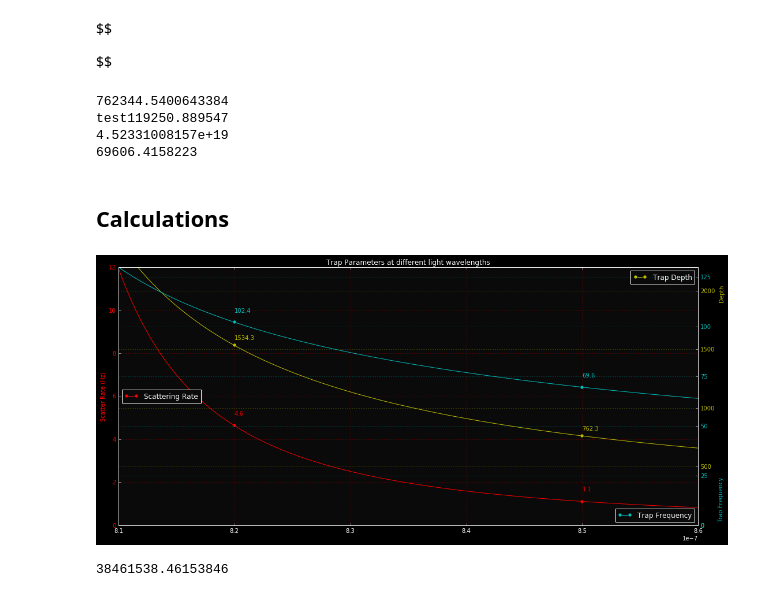
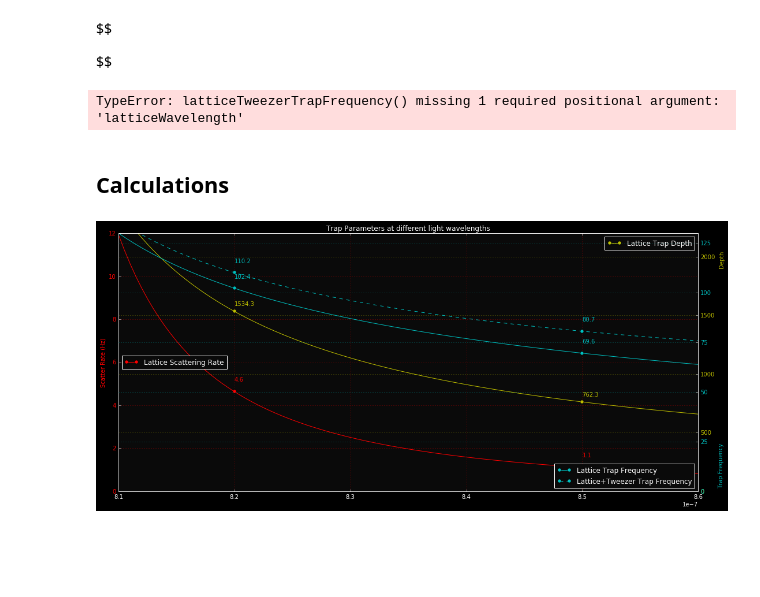
Before and after one commit to aquirdTurtle/Marks-old-analysis-folder, a Jupyter notebook: Light Shift Calculations.ipynb, the cells around one changed output. Saved outputs shown, nothing was run; the diff lists cells and outputs as text; code cells hidden in the pictures; blank space fills up the shorter version.

```diff
--- a/Light Shift Calculations.ipynb
+++ b/Light Shift Calculations.ipynb
@@ -101,9 +102,8 @@ def trapDepth(power, waist, lightWavelength):
     d2LineWidth = 38.11*10**6
     detuningFromD1 = d1TransitionFrequency - c / lightWavelength
     detuningFromD2 = d2TransitionFrequency - c / lightWavelength
-    depth = (((4 * c**2 * power) / (waist**2 * (2*np.pi)**4))
-                * (d1LineWidth/(d1TransitionFrequency**3 * detuningFromD1)
-                   + 2 * d2LineWidth / (d2TransitionFrequency**3 * detuningFromD2)))
+    chi = (d1LineWidth/(d1TransitionFrequency**3 * detuningFromD1) + 2 * d2LineWidth / (d2TransitionFrequency**3 * detuningFromD2))
+    depth = ((4 * c**2 * power) / (waist**2 * (2*np.pi)**4)) * chi
     return depth
 # %% [markdown]
 ### scatterRate(power, waistAtTrap, lightWavelength)
@@ -163,11 +243,12 @@ def latticeTweezerTrapFrequency(tweezerPower, tweezerWaist, latticePower,
 # %%
-print(latticeTweezerTrapFrequency(0, 700*10**-9, 1.4*0.8*0.8*0.9, 170*10**-6, 850*10**-9))
-print(trapFrequency(1.4*0.8*0.8*0.9, 170*10**-6, 850*10**-9, 850*np.sqrt(2)*10**-9))
+intensity = 3.185 * 10**11 * 0.00715
+waist = 707*10**-9
+power = intensity * waist**2 * np.pi/2
+print(latticeTweezerTrapFrequency(power, waist, 0 * 1.4 * 0.8 * 0.8 * 0.9, 170*10**-6, 850*10**-9, 850*np.sqrt(2) * 10**-9))
+print(trapFrequency(1.4*0.8*0.8*0.9, 170*10**-6, 850*10**-9, 850 * np.sqrt(2)*10**-9))
+print(powerFromFrequency(70000, 170*10**-6, 850*10**-9, 850 * np.sqrt(2)*10**-9))
 # %% [output]
-762344.5400643384
-test119250.889547
-4.52331008157e+19
-69606.4158223
+TypeError: latticeTweezerTrapFrequency() missing 1 required positional argument: 'latticeWavelength'
 # %% [markdown]
 ## Calculations
 # %%
@@ -178,16 +259,24 @@ desiredTrapFrequency = 75*10**3
 trapWaist = 170*10**(-6)
 h = 6.626*10**-34
 # (in meters) This is different from the wavelength because of the bowtie configuration.
-powerEstimate = 1.4*0.8*0.8*0.9
+powerEstimate = 1.4 * 0.8 * 0.8 * 0.9
+#
+tweezerWavelength = 850*10**-9
+tweezerIntensity = 3.185 * 10**11 * 0.00715
+tweezerWaist = 707*10**-9
+tweezerPower = tweezerIntensity * tweezerWaist**2 * np.pi/2
+
 lightWavelengths = np.linspace(810*10**-9, 860*10**-9, 101)
 latticeWavelengths = np.sqrt(2) * lightWavelengths
+
 trapFrequencies = trapFrequency(powerEstimate, trapWaist, lightWavelengths, latticeWavelengths)
+totalTrapFrequencies = latticeTweezerTrapFrequency(power, waist, tweezerWavelength, powerEstimate, trapWaist, lightWavelengths, latticeWavelengths)
 depths = trapDepth(powerEstimate, trapWaist, lightWavelengths)
 scatterRates = scatterRate(powerEstimate, trapWaist, lightWavelengths)
 index850 = np.where(lightWavelengths==850*10**-9)[0][0]
 index820 = np.where(lightWavelengths==820*10**-9)[0][0]
 fig, ax1 = plt.subplots()
-plt.plot(lightWavelengths, scatterRates, 'r', marker='o', markevery=[index850, index820], label='Scattering Rate')
+plt.plot(lightWavelengths, scatterRates, 'r', marker='o', markevery=[index850, index820], label='Lattice Scattering Rate')
 ax1.set_ylabel('Scatter Rate (Hz)', color='r')
 for tl in ax1.get_yticklabels():
     tl.set_color('r')
@@ -199,41 +288,43 @@ ax1.annotate("{:.1f}".format(scatterRates[index820]),
 ax1.legend(loc=6)
 # second plot
 ax2 = ax1.twinx()
-plt.plot(lightWavelengths, depths*10**-3/h, 'y', marker='o', markevery=[index850, index820], label='Trap Depth')
+plt.plot(lightWavelengths, depths*10**-3/h, 'y', marker='o', markevery=[index850, index820], label='Lattice Trap Depth')
 ax2.set_ylabel('Depth', color='y')
 for tl in ax2.get_yticklabels():
     tl.set_color('y')
 ax2.set_yticks(np.arange(0,2200,500))
 ax2.grid(color='y')
 ax2.set_ylim(0,2200)
 ax2.yaxis.set_label_coords(1.035, 0.9)
 ax2.annotate("{:.1f}".format(depths[index850]*10**-3/h),
              xy=(lightWavelengths[index850], depths[index850]*10**-3/h+50), color='y')
 ax2.annotate("{:.1f}".format(depths[index820]*10**-3/h),
              xy=(lightWavelengths[index820], depths[index820]*10**-3/h+50), color='y')
 ax2.legend(loc=1)
 # third
 ax3 = ax1.twinx()
-plt.plot(lightWavelengths, trapFrequencies*10**-3, 'c', marker='o', markevery=[index850, index820], label='Trap Frequency')
+plt.plot(lightWavelengths, trapFrequencies*10**-3, 'c', marker='o', markevery=[index850, index820], label='Lattice Trap Frequency')
+plt.plot(lightWavelengths, totalTrapFrequencies*10**-3, 'c', linestyle='--', marker='o', markevery=[index850, index820], label='Lattice+Tweezer Trap Frequency')
 ax3.set_ylabel('Trap Frequency', color='c')
 for tl in ax3.get_yticklabels():
     tl.set_color('c')
 ax3.set_yticks(np.arange(0,130,25))
 ax3.grid(color='c')
 ax3.set_ylim(0,130)
 ax3.yaxis.set_label_coords(1.035, 0.1)
 ax3.annotate("{:.1f}".format(trapFrequencies[index850]*10**-3),
              xy=(lightWavelengths[index850], trapFrequencies[index850]*10**-3+5), color='c')
 ax3.annotate("{:.1f}".format(trapFrequencies[index820]*10**-3),
              xy=(lightWavelengths[index820], trapFrequencies[index820]*10**-3+5), color='c')
+ax3.annotate("{:.1f}".format(totalTrapFrequencies[index850]*10**-3),
+             xy=(lightWavelengths[index850], totalTrapFrequencies[index850]*10**-3+5), color='c')
+ax3.annotate("{:.1f}".format(totalTrapFrequencies[index820]*10**-3),
+             xy=(lightWavelengths[index820], totalTrapFrequencies[index820]*10**-3+5), color='c')
+
 
 ax3.set_xlim(810*10**-9, 860*10**-9)
 ax3.legend(loc=4)
 plt.title('Trap Parameters at different light wavelengths')
 plt.show();
 # %% [output]
-[figure, old version]
+[figure, new version]
-# %%
-print((26*10**-9)**-1)
-# %% [output]
-38461538.46153846
```
Also changed, not shown: parts of 13 cells of this notebook, 1 other file.
